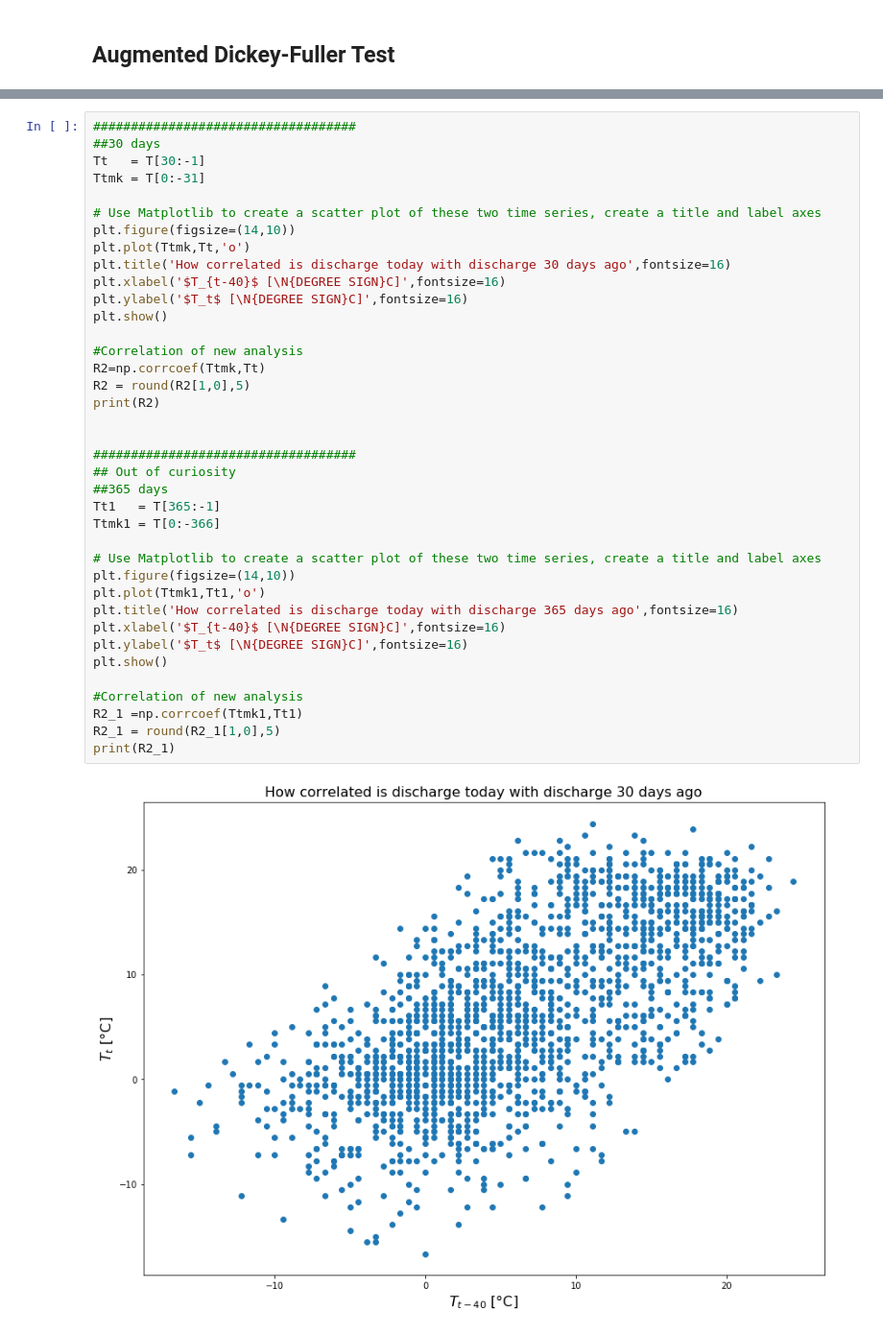
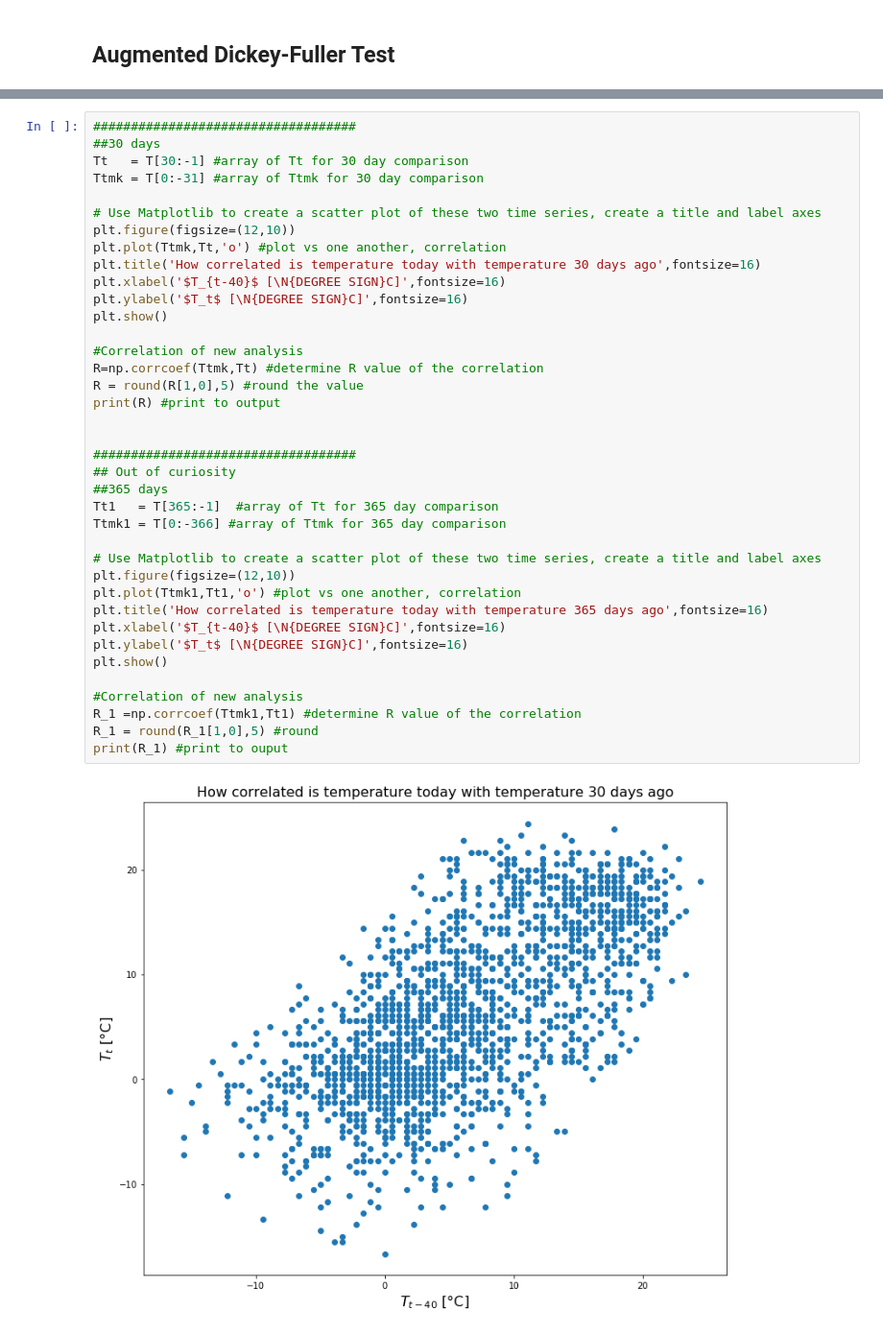
Before and after one commit to zakkhess/GEOS-518-Applied-Hydrologic-Modeling, a Jupyter notebook: LoadData_BB_AirT_analysis.ipynb, the cells around one changed output, grey strips where cells are left out. Shown: that part at 96% size. Drawn from its saved outputs; the diff is of its cells as text.

```diff
--- a/LoadData_BB_AirT_analysis.ipynb
+++ b/LoadData_BB_AirT_analysis.ipynb
@@ -152,41 +159,41 @@ df.to_pickle('BogusBasin_AirTemp_2010to2017.pkl')
 # %%
 ###################################
 ##30 days
-Tt   = T[30:-1]
-Ttmk = T[0:-31]
+Tt   = T[30:-1] #array of Tt for 30 day comparison
+Ttmk = T[0:-31] #array of Ttmk for 30 day comparison
 
 # Use Matplotlib to create a scatter plot of these two time series, create a title and label axes
-plt.figure(figsize=(14,10))
-plt.plot(Ttmk,Tt,'o')
-plt.title('How correlated is discharge today with discharge 30 days ago',fontsize=16)
+plt.figure(figsize=(12,10))
+plt.plot(Ttmk,Tt,'o') #plot vs one another, correlation
+plt.title('How correlated is temperature today with temperature 30 days ago',fontsize=16)
 plt.xlabel('$T_{t-40}$ [\N{DEGREE SIGN}C]',fontsize=16)
 plt.ylabel('$T_t$ [\N{DEGREE SIGN}C]',fontsize=16)
 plt.show()
 
 #Correlation of new analysis
-R2=np.corrcoef(Ttmk,Tt)
-R2 = round(R2[1,0],5)
-print(R2)
+R=np.corrcoef(Ttmk,Tt) #determine R value of the correlation
+R = round(R[1,0],5) #round the value
+print(R) #print to output
 
 
 ###################################
 ## Out of curiosity
 ##365 days
-Tt1   = T[365:-1]
-Ttmk1 = T[0:-366]
+Tt1   = T[365:-1]  #array of Tt for 365 day comparison
+Ttmk1 = T[0:-366] #array of Ttmk for 365 day comparison
 
 # Use Matplotlib to create a scatter plot of these two time series, create a title and label axes
-plt.figure(figsize=(14,10))
-plt.plot(Ttmk1,Tt1,'o')
-plt.title('How correlated is discharge today with discharge 365 days ago',fontsize=16)
+plt.figure(figsize=(12,10))
+plt.plot(Ttmk1,Tt1,'o') #plot vs one another, correlation
+plt.title('How correlated is temperature today with temperature 365 days ago',fontsize=16)
 plt.xlabel('$T_{t-40}$ [\N{DEGREE SIGN}C]',fontsize=16)
 plt.ylabel('$T_t$ [\N{DEGREE SIGN}C]',fontsize=16)
 plt.show()
 
 #Correlation of new analysis
-R2_1 =np.corrcoef(Ttmk1,Tt1)
-R2_1 = round(R2_1[1,0],5)
-print(R2_1)
+R_1 =np.corrcoef(Ttmk1,Tt1) #determine R value of the correlation
+R_1 = round(R_1[1,0],5) #round
+print(R_1) #print to ouput
 # %% [output]
-[figure, old version]
+[figure, new version]
 0.65997
```
Also changed, not shown: parts of 23 cells of this notebook.
